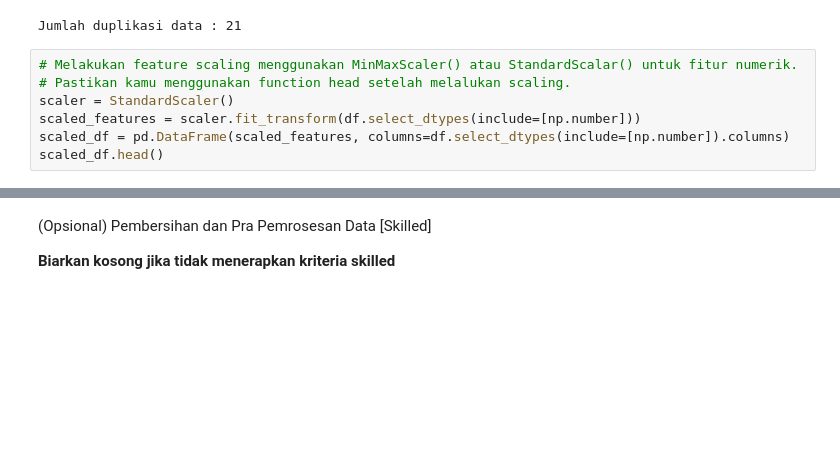
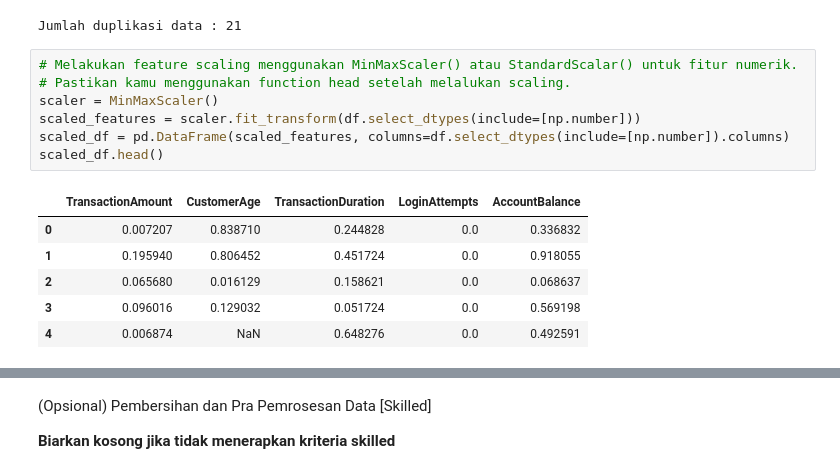
Before and after one commit to Sulbae/ML-Supervised-Unsupervised, a Jupyter notebook: [Clustering]_Submission_Akhir_BMLP_Anggun-Sulis-Setyawan.ipynb, the cells around one changed output, grey strips where cells are left out. Drawn from its saved outputs; the diff is of its cells as text; blank space fills up the shorter version.

```diff
--- a/[Clustering]_Submission_Akhir_BMLP_Anggun-Sulis-Setyawan.ipynb
+++ b/[Clustering]_Submission_Akhir_BMLP_Anggun-Sulis-Setyawan.ipynb
@@ -278,9 +278,16 @@ Jumlah duplikasi data : 21
 # %%
 # Melakukan feature scaling menggunakan MinMaxScaler() atau StandardScalar() untuk fitur numerik.
 # Pastikan kamu menggunakan function head setelah melalukan scaling.
-scaler = StandardScaler()
+scaler = MinMaxScaler()
 scaled_features = scaler.fit_transform(df.select_dtypes(include=[np.number]))
 scaled_df = pd.DataFrame(scaled_features, columns=df.select_dtypes(include=[np.number]).columns)
 scaled_df.head()
+# %% [output]
+|  | TransactionAmount | CustomerAge | TransactionDuration | LoginAttempts | AccountBalance |
+| 0 | 0.007207 | 0.838710 | 0.244828 | 0.0 | 0.336832 |
+| 1 | 0.195940 | 0.806452 | 0.451724 | 0.0 | 0.918055 |
+| 2 | 0.065680 | 0.016129 | 0.158621 | 0.0 | 0.068637 |
+| 3 | 0.096016 | 0.129032 | 0.051724 | 0.0 | 0.569198 |
+| 4 | 0.006874 | NaN | 0.648276 | 0.0 | 0.492591 |
 # %%
 # Melakukan drop pada kolom yang memiliki keterangan id dan IP Address
```
Also changed, not shown: parts of 5 cells of this notebook.
